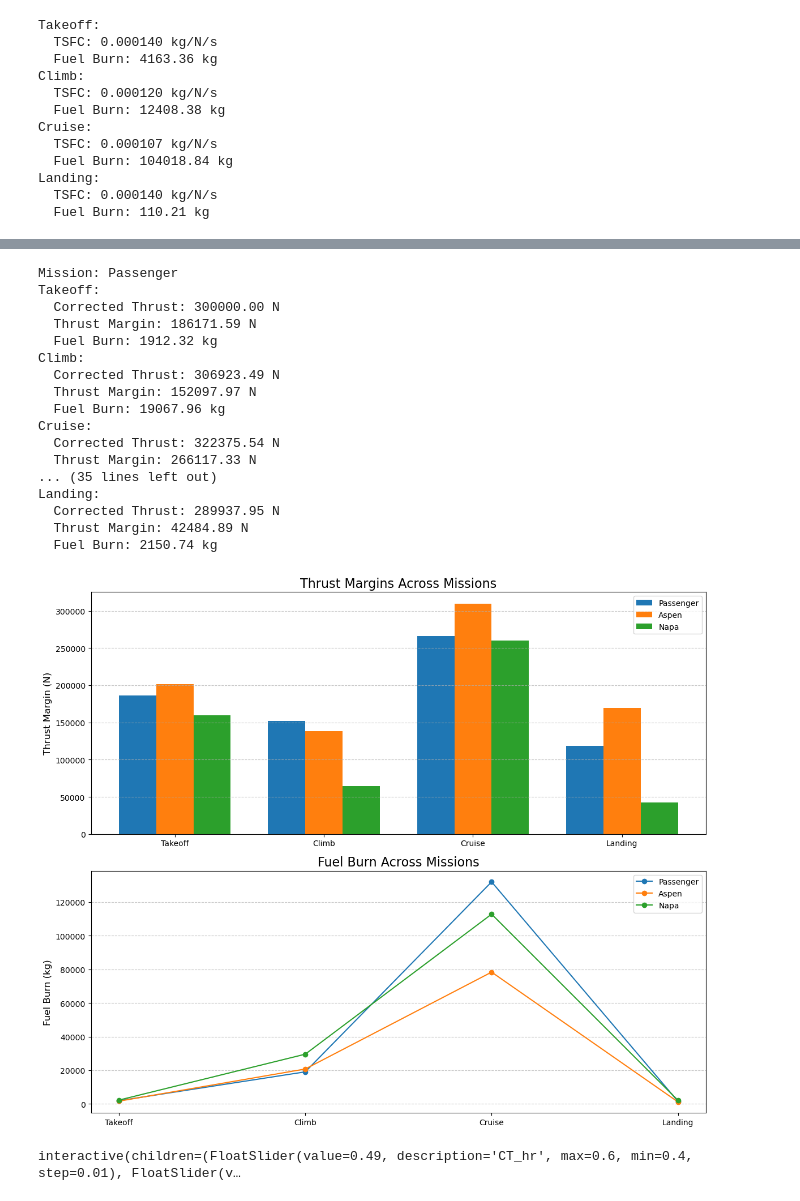
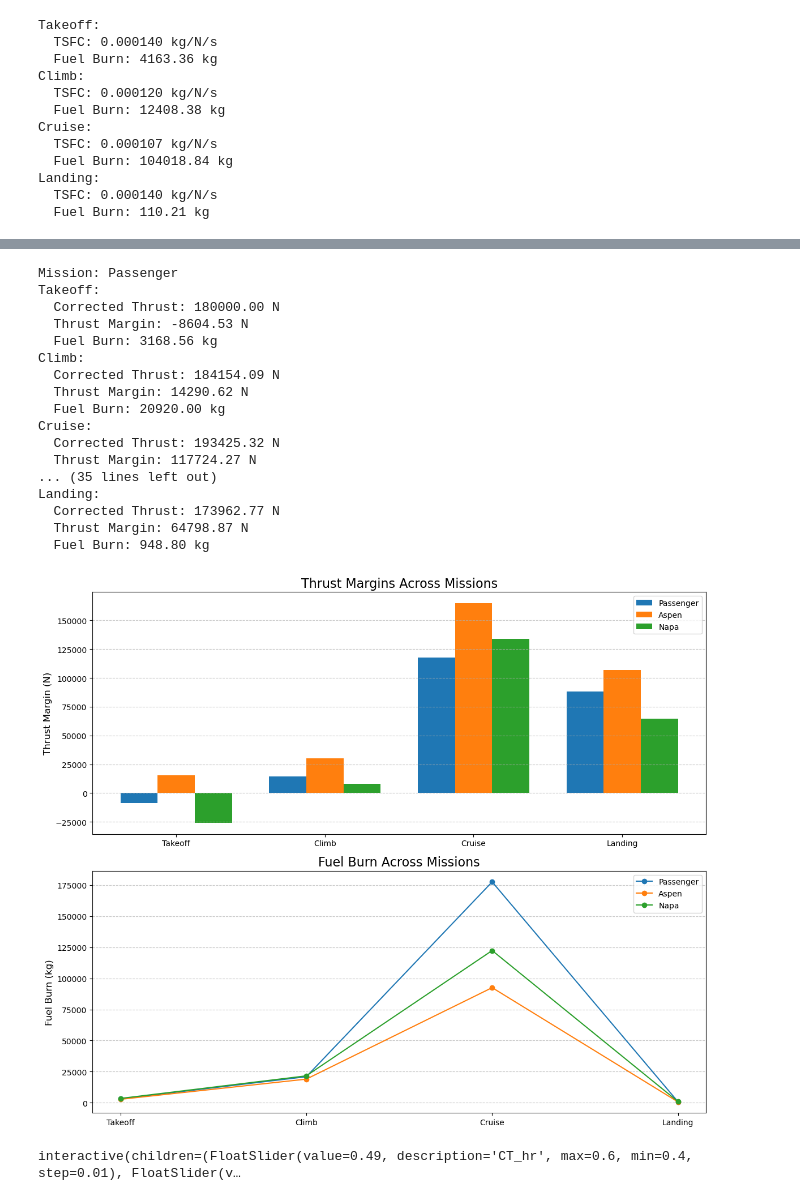
Before and after one commit to AntoineVanHoye/integrated_project, a Jupyter notebook: thrust.ipynb, the cells around one changed output, grey strips where cells are left out. Saved outputs shown, nothing was run; the diff lists cells and outputs as text; code cells hidden in the pictures.

```diff
--- a/thrust.ipynb
+++ b/thrust.ipynb
@@ -186,7 +186,7 @@ flight_phases = {
 }
 
 # Constants
-F0 = 150000 # Sea level thrust per engine in N
+F0 = 90000 # Sea level thrust per engine in N
 num_engines = 2  # Number of engines
 
 # Calculate thrust for each phase
@@ -307,7 +307,7 @@ for mission, data in missions.items():
 
         if phase == "Takeoff":
             # Adjust takeoff thrust as 1.2 times the weight
-            Thrust_weight_ratio = 0.35  # an assumed thrust to weight ratio because i'm tired LOL
+            Thrust_weight_ratio = 0.4  # an assumed thrust to weight ratio because i'm tired LOL
             T = Thrust_weight_ratio * W
         elif phase == "Climb":
             # Climb thrust includes drag + climb requirement
@@ -364,7 +364,7 @@ import matplotlib.pyplot as plt
 import numpy as np
 
 # Constants .... pay attention to the engine static thrust
-T_static_per_engine = 150000  # Static thrust per engine (N)
+T_static_per_engine = 90000  # Static thrust per engine (N)
 engines = 2  # Number of engines
 T_static_total = T_static_per_engine * engines  # Total available thrust (N)
 T0 = 288.15  # Standard temperature (K)
@@ -378,21 +378,21 @@ missions = {
         "altitude": [0, 5000, 12500, 0],
         "speeds": [70, 140, 290, 60],
         "temperatures": [288.15, 281.65, 268.15, 288.15],
-        "thrust_required": [113828.41, 154825.52, 56258.21, 181802.25],
+        "thrust_required": [188604.53, 169863.47, 75701.05, 91658.63],
         "durations": [120, 900, 18000, 60]
     },
     "Aspen": {
         "altitude": [0, 2500, 11000, 0],
         "speeds": [65, 130, 230, 55],
         "temperatures": [288.15, 281.15, 250.15, 268.15],
-        "thrust_required": [98147.96, 168816.91, 35801.06, 152764.39],
+        "thrust_required": [164577.60, 154510.19, 42298.04,  86727.25],
         "durations": [120, 900, 18000, 60]
     },
     "Napa": {
         "altitude": [0, 2000, 12500, 0],
         "speeds": [75, 150, 240, 70],
         "temperatures": [298.15, 293.15, 283.15, 298.15],
-        "thrust_required": [130670.37, 230555.95, 45534.47, 247453.06],
+        "thrust_required": [200000.00, 168795.12, 49408.06, 109163.90],
         "durations": [120, 900, 18000, 60]
     },
 }
@@ -431,45 +431,45 @@ fig, axs = plt.subplots(2, 1, figsize=(12, 10))
 
 
 x = np.arange(len(phases))
 width = 0.25
 for i, mission in enumerate(missions):
     axs[0].bar(x + i * width, thrust_margins[mission], width, label=mission)
 axs[0].set_title("Thrust Margins Across Missions", fontsize=16)
 axs[0].set_ylabel("Thrust Margin (N)", fontsize=12)
 axs[0].set_xticks(x + width)
 axs[0].set_xticklabels(phases)
 axs[0].legend(fontsize=10)
 axs[0].grid(axis='y', linestyle='--', alpha=0.7)
 
 
 for mission in missions:
     axs[1].plot(phases, fuel_burns[mission], marker='o', label=mission)
 axs[1].set_title("Fuel Burn Across Missions", fontsize=16)
 axs[1].set_ylabel("Fuel Burn (kg)", fontsize=12)
 axs[1].legend(fontsize=10)
 axs[1].grid(axis='y', linestyle='--', alpha=0.7)
 
 plt.tight_layout()
 plt.show()
 # %% [output]
 Mission: Passenger
 Takeoff:
-  Corrected Thrust: 300000.00 N
-  Thrust Margin: 186171.59 N
-  Fuel Burn: 1912.32 kg
+  Corrected Thrust: 180000.00 N
+  Thrust Margin: -8604.53 N
+  Fuel Burn: 3168.56 kg
 Climb:
-  Corrected Thrust: 306923.49 N
-  Thrust Margin: 152097.97 N
-  Fuel Burn: 19067.96 kg
+  Corrected Thrust: 184154.09 N
+  Thrust Margin: 14290.62 N
+  Fuel Burn: 20920.00 kg
 Cruise:
-  Corrected Thrust: 322375.54 N
-  Thrust Margin: 266117.33 N
+  Corrected Thrust: 193425.32 N
+  Thrust Margin: 117724.27 N
 ... (35 lines left out)
 Landing:
-  Corrected Thrust: 289937.95 N
-  Thrust Margin: 42484.89 N
-  Fuel Burn: 2150.74 kg
+  Corrected Thrust: 173962.77 N
+  Thrust Margin: 64798.87 N
+  Fuel Burn: 948.80 kg
-[figure, old version]
+[figure, new version]
 # %%
 import numpy as np
 import matplotlib.pyplot as plt
```
Also changed, not shown: parts of 2 cells of this notebook.
